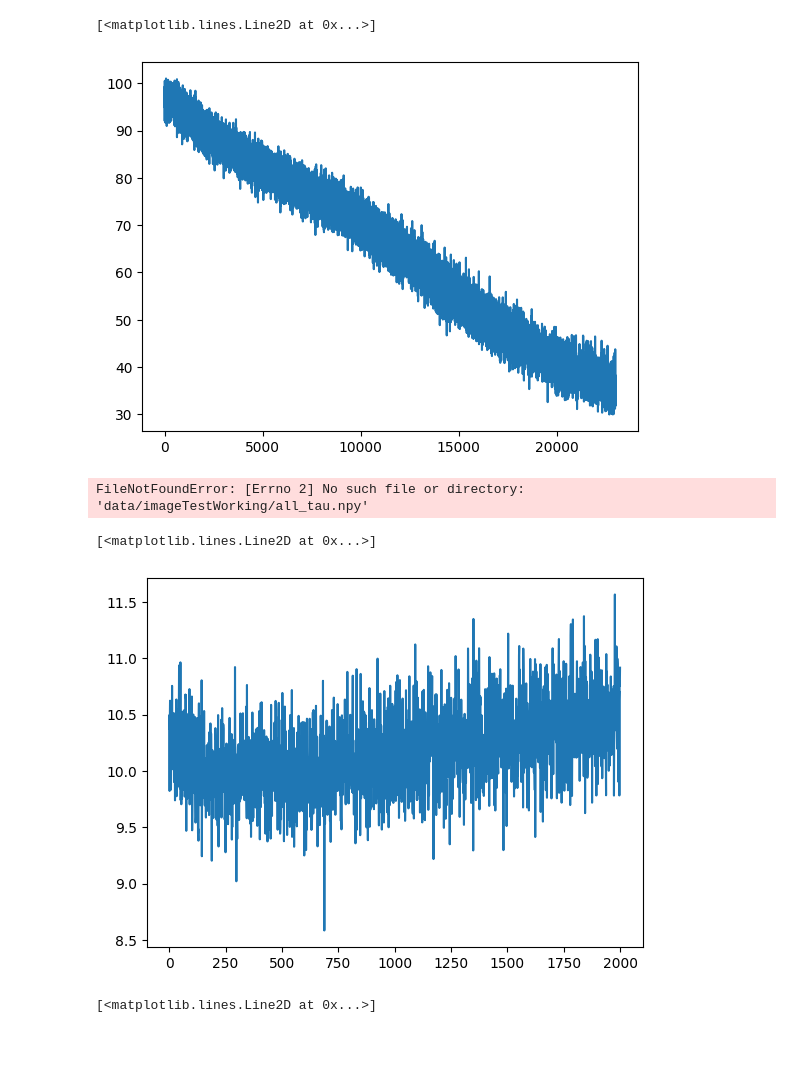
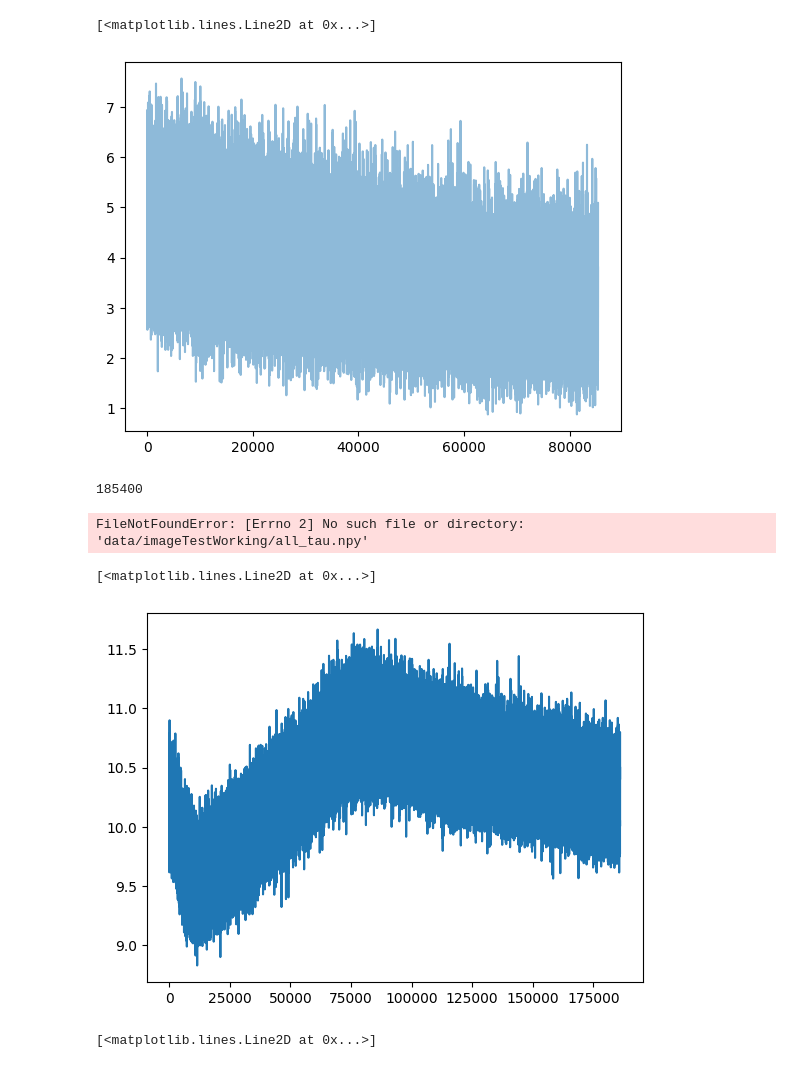
Before and after one commit to Gabriel-Ducrocq/segmentationCryoEM, a Jupyter notebook: Untitled3.ipynb, the cells around one changed output. Cells and saved outputs as stored; diff of their text form; code cells hidden in the pictures.

```diff
--- a/Untitled3.ipynb
+++ b/Untitled3.ipynb
@@ -4,22 +4,29 @@ import matplotlib.pyplot as plt
 import numpy as np
 import nglview as nv
 # %%
-loss = np.load("data/imageTestWorking/losses_rmsd.npy")
-plt.plot(loss[:23000])
+loss = np.load("losses_rotations1Domain.npy")
+loss_forces = np.load("losses_latentForces.npy")
+start = 100000
+plt.plot(loss[start:], alpha=0.5)
+#plt.plot(loss_forces[:], alpha=0.5)
 # %% [output]
 [<matplotlib.lines.Line2D at 0x...>]
-[figure, old version]
+[figure, new version]
+# %%
+len(loss)
+# %% [output]
+185400
 # %%
 loss = np.load("data/imageTestWorking/all_tau.npy")
 plt.plot(loss[:])
 # %% [output]
 FileNotFoundError: [Errno 2] No such file or directory: 'data/imageTestWorking/all_tau.npy'
 # %%
-loss = np.load("data/imageTestWorking/losses_dkl.npy")
-plt.plot(loss[:2000])
+loss = np.load("losses_dkl_rotations1Domain.npy")
+plt.plot(loss[:])
 # %% [output]
 [<matplotlib.lines.Line2D at 0x...>]
-[figure, old version]
+[figure, new version]
 # %%
 loss = np.load("data/imageTestWorking/losses_train.npy")
 plt.plot(loss[:])
```
Also changed, not shown: parts of 3 cells of this notebook.
